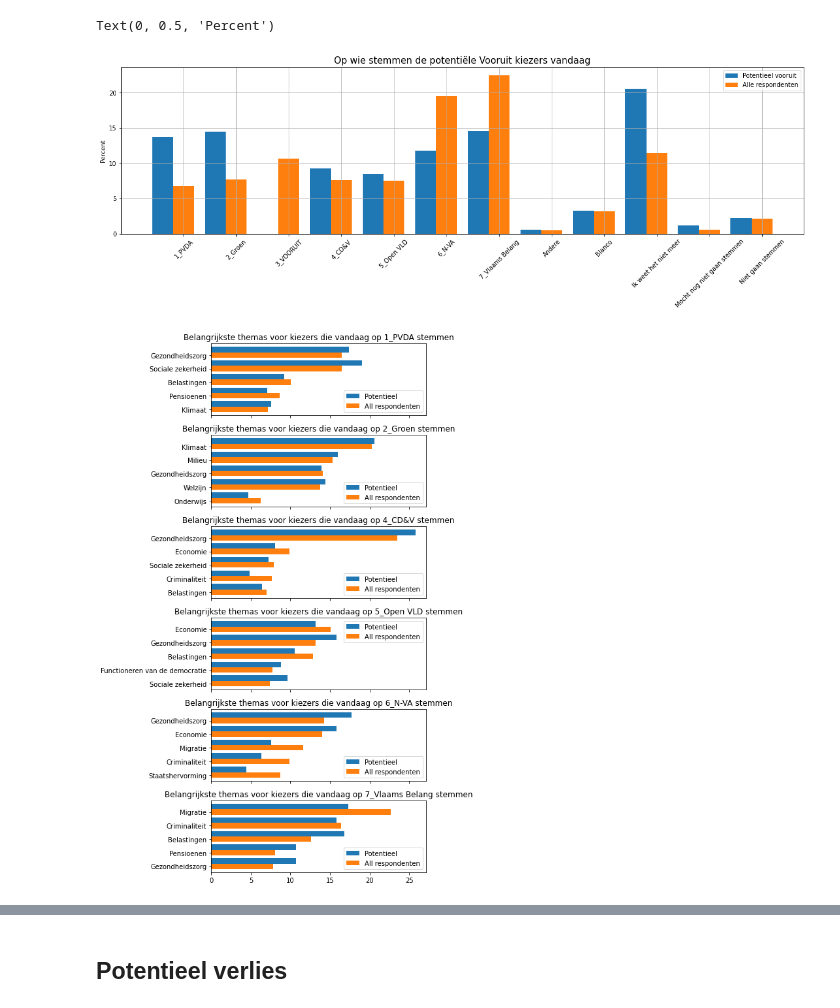
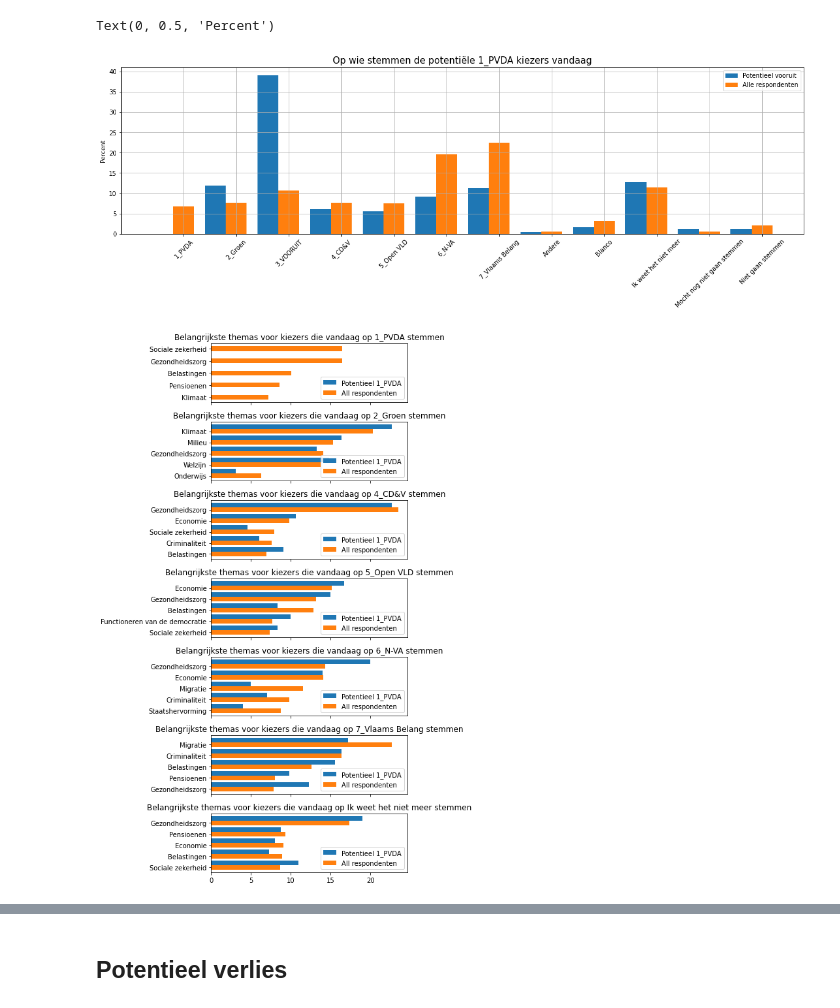
Before and after one commit to kvanlombeek/vooruit-anlyses, a Jupyter notebook: 2021-09-31 Analyse De Stemming.ipynb, the cells around one changed output, grey strips where cells are left out. Drawn from its saved outputs; the diff is of its cells as text; code cells hidden in the pictures.

Commit message:
make geselecteerde partij interactief

```diff
--- a/2021-09-31 Analyse De Stemming.ipynb
+++ b/2021-09-31 Analyse De Stemming.ipynb
@@ -245,0 +248,7 @@ interactive(children=(IntSlider(value=5, description='x', max=10, min=1), Output
+# %%
+partij_radio_buttons = widgets.RadioButtons(
+    options=[s],
+    description='Selecteer de partij: ',
+    disabled=False
+)
+display(partij_radio_buttons)
@@ -246,7 +259,8 @@ interactive(children=(IntSlider(value=5, description='x', max=10, min=1), Output
 # %%
-row_mask = (data_raw['VoteChoiceNow']!='3_VOORUIT') & (data_raw['ElecUtil_VOORUIT']>=slider.result)
-print('''{:.1f}% van de respondenten stemt potentieel op Vooruit (score {}+),
-          en stemt vandaag niet op Vooruit'''
-          .format(np.mean(row_mask)*100, slider.result))
-potentieel_vooruit = data_raw.loc[row_mask,:].copy()
+geselecteerde_partij = partij_radio_buttons.value
+
+row_mask = (data_raw['VoteChoiceNow']!=partij_radio_buttons.value) & (data_raw['ElecUtil_VOORUIT']>=slider.result)
+print('''{:.1f}% van de respondenten stemt potentieel op {} (score {}+),  maar stemt er vandaag niet op'''
+          .format( np.mean(row_mask)*100, partij_radio_buttons.value, slider.result))
+potentieel = data_raw.loc[row_mask,:].copy()
 # %% [output]
@@ -305,49 +318,51 @@ axes[3].legend(loc='lower center')
 # %%
 # Op wie stemt het potentieel van Vooruit vandaag
-potenteel_vooruit_stemvandaag = potentieel_vooruit['VoteChoiceNow'].value_counts(normalize=True).sort_index()*100
-potenteel_vooruit_stemvandaag['3_VOORUIT']=0
-potenteel_vooruit_stemvandaag = potenteel_vooruit_stemvandaag.sort_index()
+potenteel_stemvandaag = potentieel['VoteChoiceNow'].value_counts(normalize=True).sort_index()*100
+potenteel_stemvandaag[geselecteerde_partij]=0
+potenteel_stemvandaag = potenteel_stemvandaag.sort_index()
 
 all_respondents_stemvandaag = data_raw['VoteChoiceNow'].value_counts(normalize=True).sort_index()*100
 
 fig, ax = plt.subplots(1,1,figsize=(20,5))
 
-ax.bar(tick_label=potenteel_vooruit_stemvandaag.index, height=potenteel_vooruit_stemvandaag,
-            x=np.arange(len(potenteel_vooruit_stemvandaag))-0.2, width=0.4, label='Potentieel vooruit')
+ax.bar(tick_label=potenteel_stemvandaag.index, height=potenteel_stemvandaag,
+            x=np.arange(len(potenteel_stemvandaag))-0.2, width=0.4, label='Potentieel vooruit')
 ax.bar(tick_label=all_respondents_stemvandaag.index, height=all_respondents_stemvandaag,
             x=np.arange(len(all_respondents_stemvandaag))+0.2, width=0.4, label='Alle respondenten')
 
 ax.tick_params(axis='x', labelrotation=45)
 ax.grid()
 ax.legend()
-ax.set_title('Op wie stemmen de potentiële Vooruit kiezers vandaag', size=15)
+ax.set_title('Op wie stemmen de potentiële {} kiezers vandaag'.format(geselecteerde_partij), size=15)
 ax.set_ylabel('Percent')
 # %% [output]
 Text(0, 0.5, 'Percent')
-[figure, old version]
+[figure, new version]
 # %%
-# Aanval: potentieel van voorruit
-fig, axes = plt.subplots(6,1,figsize=(8,12), sharex=True)
+# Aanval: potentieel
+fig, axes = plt.subplots(7,1,figsize=(8,12), sharex=True)
 
-for i, partij in enumerate(['1_PVDA', '2_Groen', '4_CD&V', '5_Open VLD', '6_N-VA', '7_Vlaams Belang']):
+for i, partij in enumerate(['1_PVDA', '2_Groen', '4_CD&V', '5_Open VLD', '6_N-VA', '7_Vlaams Belang', 'Ik weet het niet meer']):
 
     row_mask = data_raw['VoteChoiceNow']==partij
     subset = data_raw.loc[row_mask,:]
     themas_all = (subset['MIP_Closed_1'].append(subset['MIP_Closed_2'])).value_counts(normalize=True).sort_values()*100
 
-    row_mask = potentieel_vooruit['VoteChoiceNow']==partij
-    subset = potentieel_vooruit.loc[row_mask,:]
+    row_mask = potentieel['VoteChoiceNow']==partij
+    subset = potentieel.loc[row_mask,:]
     themas_vooruit = (subset['MIP_Closed_1'].append(subset['MIP_Closed_2'])).value_counts(normalize=True).sort_values()*100
 
     themas = pd.concat([themas_all, themas_vooruit], axis=1)
     themas.columns = ['all', 'potentieel']
     themas = themas.sort_values('all', ascending=False).head(5).sort_values(by='all')
 
-    axes[i].barh(y = np.arange(len(themas))+0.2, width=themas['potentieel'], tick_label=themas.index, height=0.4, label='Potentieel')
-    axes[i].barh(y = np.arange(len(themas))-0.2, width=themas['all'], tick_label=themas.index, height=0.4, label='All respondenten')
+    axes[i].barh(y = np.arange(len(themas))+0.2, width=themas['potentieel'], tick_label=themas.index,
+                 height=0.4, label='Potentieel {}'.format(geselecteerde_partij))
+    axes[i].barh(y = np.arange(len(themas))-0.2, width=themas['all'], tick_label=themas.index,
+                 height=0.4, label='All respondenten')
 
     axes[i].set_title('Belangrijkste themas voor kiezers die vandaag op {} stemmen'.format(partij))
     axes[i].legend()
     fig.tight_layout()
 # %% [output]
-[figure, old version]
+[figure, new version]
```
Also changed, not shown: parts of 17 cells of this notebook.
